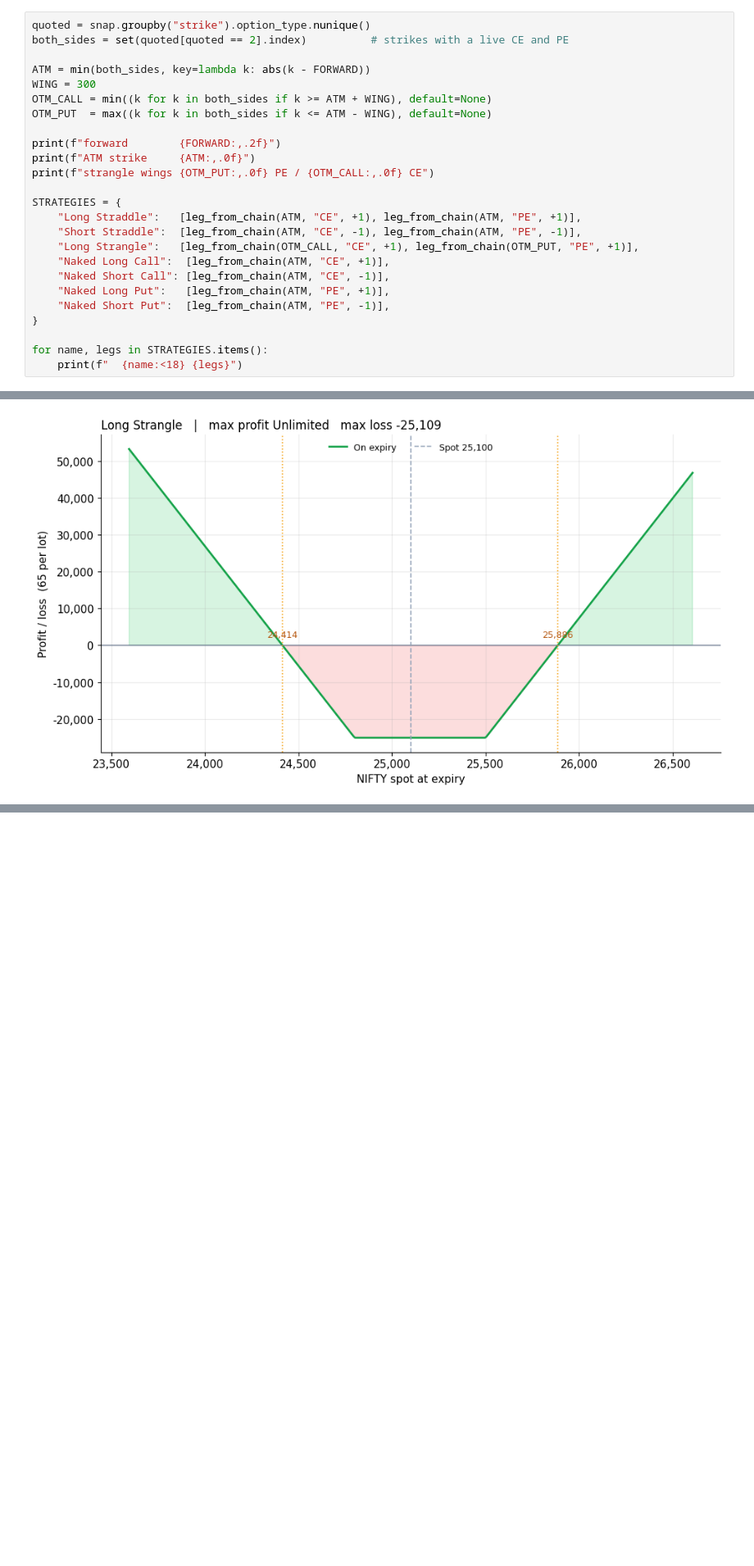
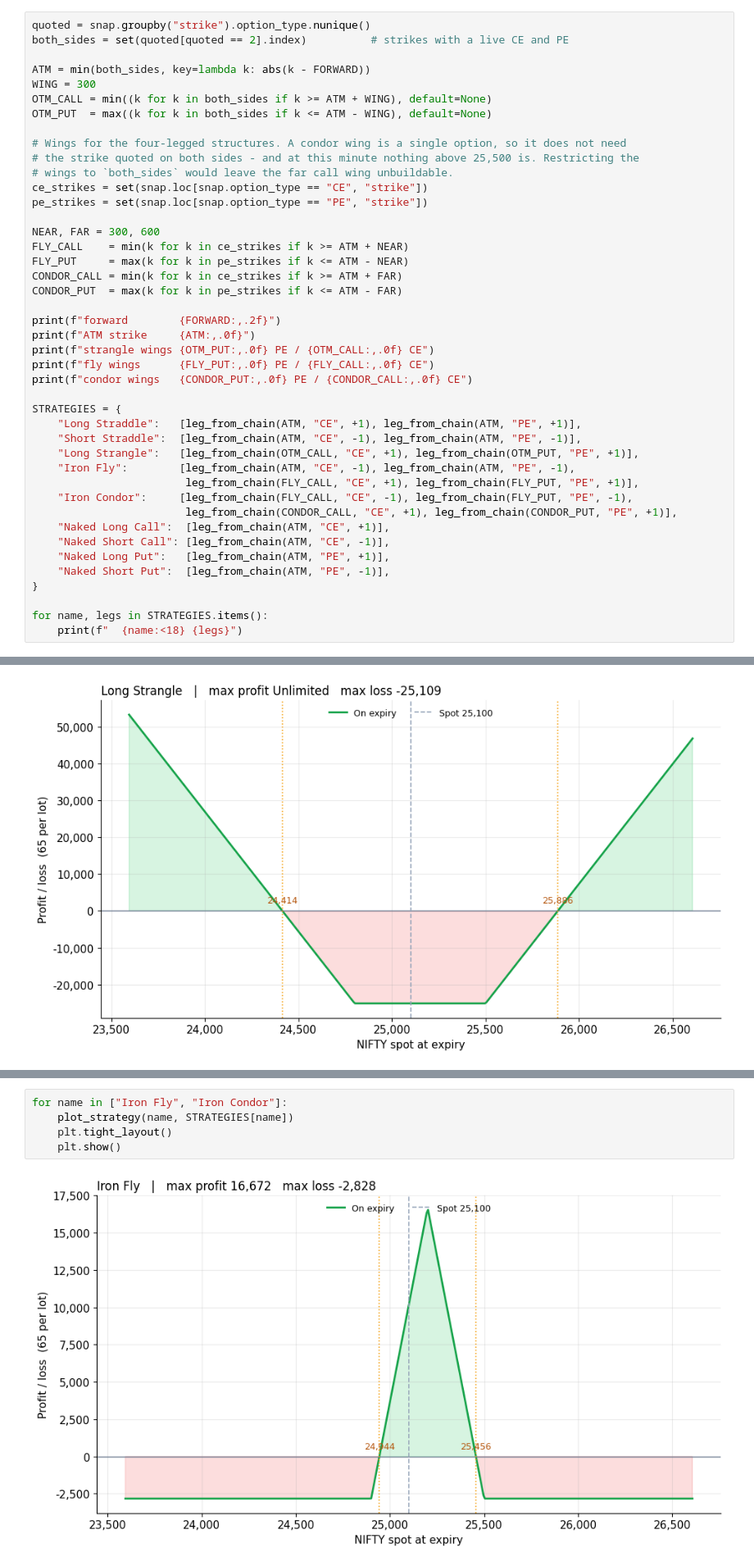
Before and after one commit to lalitkarthik/convex-hedge-payoff, a Jupyter notebook: notebooks/01_payoff_structures.ipynb, the cells around one changed output, grey strips where cells are left out. Shown at 82% size. Cells and saved outputs as stored; diff of their text form; blank space fills up the shorter version.

```diff
--- a/notebooks/01_payoff_structures.ipynb
+++ b/notebooks/01_payoff_structures.ipynb
@@ -252,14 +255,32 @@ WING = 300
 OTM_CALL = min((k for k in both_sides if k >= ATM + WING), default=None)
 OTM_PUT  = max((k for k in both_sides if k <= ATM - WING), default=None)
 
+# Wings for the four-legged structures. A condor wing is a single option, so it does not need
+# the strike quoted on both sides - and at this minute nothing above 25,500 is. Restricting the
+# wings to `both_sides` would leave the far call wing unbuildable.
+ce_strikes = set(snap.loc[snap.option_type == "CE", "strike"])
+pe_strikes = set(snap.loc[snap.option_type == "PE", "strike"])
+
+NEAR, FAR = 300, 600
+FLY_CALL    = min(k for k in ce_strikes if k >= ATM + NEAR)
+FLY_PUT     = max(k for k in pe_strikes if k <= ATM - NEAR)
+CONDOR_CALL = min(k for k in ce_strikes if k >= ATM + FAR)
+CONDOR_PUT  = max(k for k in pe_strikes if k <= ATM - FAR)
+
 print(f"forward        {FORWARD:,.2f}")
 print(f"ATM strike     {ATM:,.0f}")
 print(f"strangle wings {OTM_PUT:,.0f} PE / {OTM_CALL:,.0f} CE")
+print(f"fly wings      {FLY_PUT:,.0f} PE / {FLY_CALL:,.0f} CE")
+print(f"condor wings   {CONDOR_PUT:,.0f} PE / {CONDOR_CALL:,.0f} CE")
 
 STRATEGIES = {
     "Long Straddle":   [leg_from_chain(ATM, "CE", +1), leg_from_chain(ATM, "PE", +1)],
     "Short Straddle":  [leg_from_chain(ATM, "CE", -1), leg_from_chain(ATM, "PE", -1)],
     "Long Strangle":   [leg_from_chain(OTM_CALL, "CE", +1), leg_from_chain(OTM_PUT, "PE", +1)],
+    "Iron Fly":        [leg_from_chain(ATM, "CE", -1), leg_from_chain(ATM, "PE", -1),
+                        leg_from_chain(FLY_CALL, "CE", +1), leg_from_chain(FLY_PUT, "PE", +1)],
+    "Iron Condor":     [leg_from_chain(FLY_CALL, "CE", -1), leg_from_chain(FLY_PUT, "PE", -1),
+                        leg_from_chain(CONDOR_CALL, "CE", +1), leg_from_chain(CONDOR_PUT, "PE", +1)],
     "Naked Long Call":  [leg_from_chain(ATM, "CE", +1)],
     "Naked Short Call": [leg_from_chain(ATM, "CE", -1)],
     "Naked Long Put":   [leg_from_chain(ATM, "PE", +1)],
@@ -541,0 +584,7 @@ for name in ["Long Straddle", "Short Straddle", "Long Strangle"]:
+# %%
+for name in ["Iron Fly", "Iron Condor"]:
+    plot_strategy(name, STRATEGIES[name])
+    plt.tight_layout()
+    plt.show()
+# %% [output]
+[figure, added]
```
Also changed, not shown: parts of 10 cells of this notebook.
